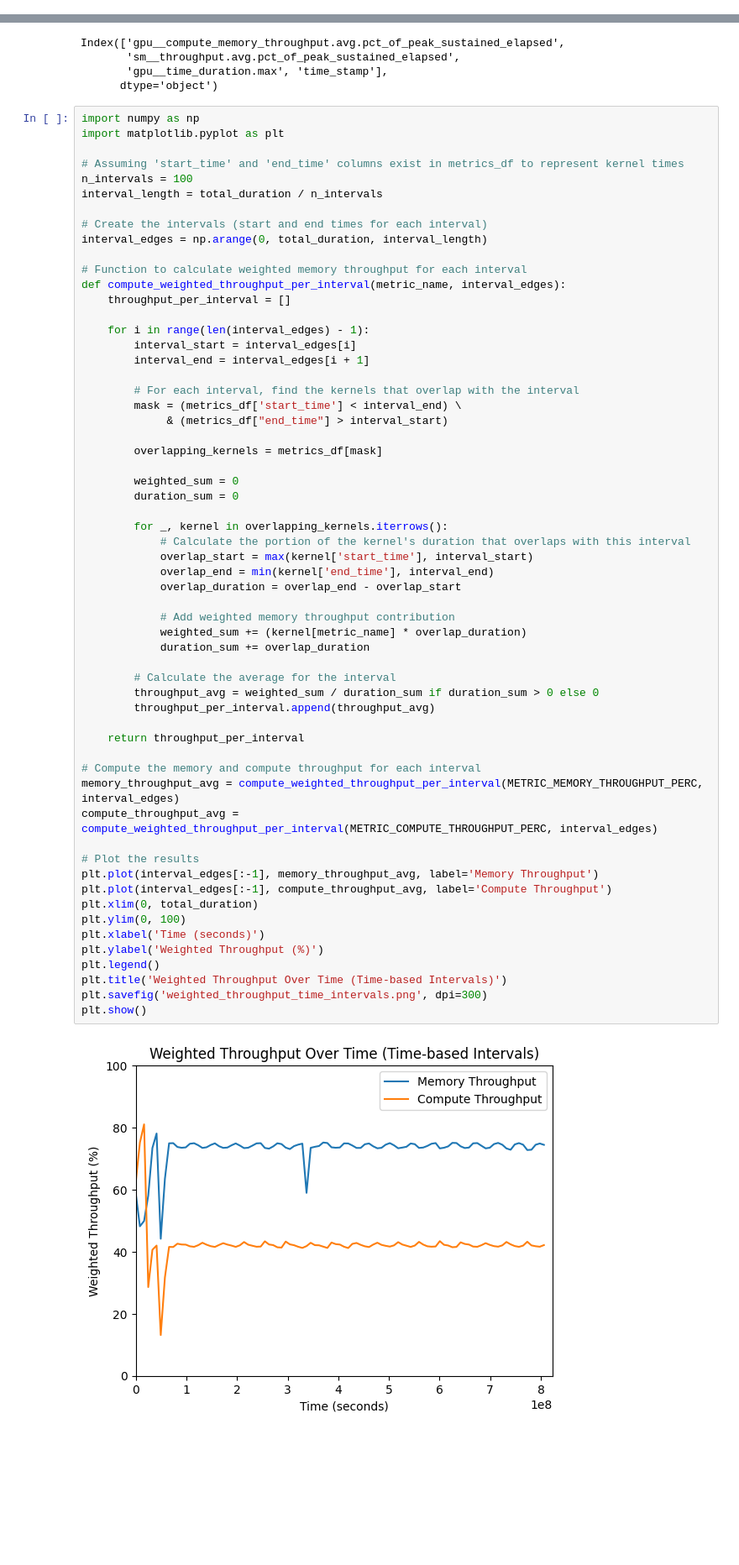
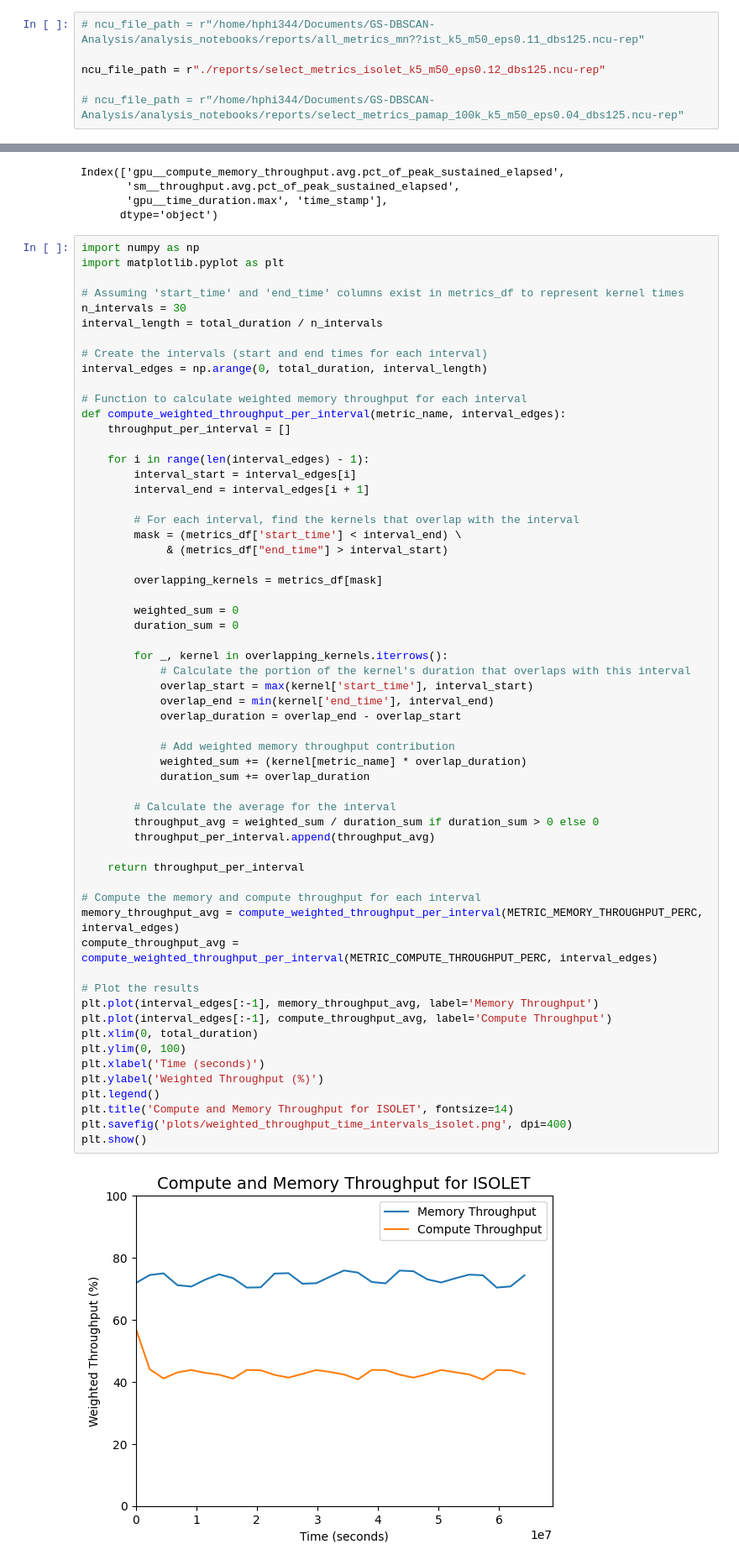
Before and after one commit to HugoPhibbs/GS-DBSCAN-Analysis, a Jupyter notebook: analysis_notebooks/profile_analysis.ipynb, the cells around one changed output, grey strips where cells are left out. Shown at 84% size. Saved outputs shown, nothing was run; the diff lists cells and outputs as text; blank space fills up the shorter version.

```diff
--- a/analysis_notebooks/profile_analysis.ipynb
+++ b/analysis_notebooks/profile_analysis.ipynb
@@ -8,3 +6,9 @@ ncu_file_path = r"./reports/result_ncu_1.ncu-rep"
+# %%
+# ncu_file_path = r"/home/hphi344/Documents/GS-DBSCAN-Analysis/analysis_notebooks/reports/all_metrics_mn??ist_k5_m50_eps0.11_dbs125.ncu-rep"
+
+ncu_file_path = r"./reports/select_metrics_isolet_k5_m50_eps0.12_dbs125.ncu-rep"
+
+# ncu_file_path = r"/home/hphi344/Documents/GS-DBSCAN-Analysis/analysis_notebooks/reports/select_metrics_pamap_100k_k5_m50_eps0.04_dbs125.ncu-rep"
 # %%
 report_context = ncu.load_report(ncu_file_path)
 # %%
@@ -138,7 +135,7 @@ import numpy as np
 import matplotlib.pyplot as plt
 
 # Assuming 'start_time' and 'end_time' columns exist in metrics_df to represent kernel times
-n_intervals = 100
+n_intervals = 30
 interval_length = total_duration / n_intervals
 
 # Create the intervals (start and end times for each interval)
@@ -164,33 +161,33 @@ def compute_weighted_throughput_per_interval(metric_name, interval_edges):
         for _, kernel in overlapping_kernels.iterrows():
             # Calculate the portion of the kernel's duration that overlaps with this interval
             overlap_start = max(kernel['start_time'], interval_start)
             overlap_end = min(kernel['end_time'], interval_end)
             overlap_duration = overlap_end - overlap_start
 
             # Add weighted memory throughput contribution
             weighted_sum += (kernel[metric_name] * overlap_duration)
             duration_sum += overlap_duration
 
         # Calculate the average for the interval
         throughput_avg = weighted_sum / duration_sum if duration_sum > 0 else 0
         throughput_per_interval.append(throughput_avg)
 
     return throughput_per_interval
 
 # Compute the memory and compute throughput for each interval
 memory_throughput_avg = compute_weighted_throughput_per_interval(METRIC_MEMORY_THROUGHPUT_PERC, interval_edges)
 compute_throughput_avg = compute_weighted_throughput_per_interval(METRIC_COMPUTE_THROUGHPUT_PERC, interval_edges)
 
 # Plot the results
 plt.plot(interval_edges[:-1], memory_throughput_avg, label='Memory Throughput')
 plt.plot(interval_edges[:-1], compute_throughput_avg, label='Compute Throughput')
 plt.xlim(0, total_duration)
 plt.ylim(0, 100)
 plt.xlabel('Time (seconds)')
 plt.ylabel('Weighted Throughput (%)')
 plt.legend()
-plt.title('Weighted Throughput Over Time (Time-based Intervals)')
-plt.savefig('weighted_throughput_time_intervals.png', dpi=300)
+plt.title('Compute and Memory Throughput for ISOLET', fontsize=14)
+plt.savefig('plots/weighted_throughput_time_intervals_isolet.png', dpi=400)
 plt.show()
 # %% [output]
-[figure, old version]
+[figure, new version]
```
Also changed, not shown: parts of 5 cells of this notebook, 6 other files.
